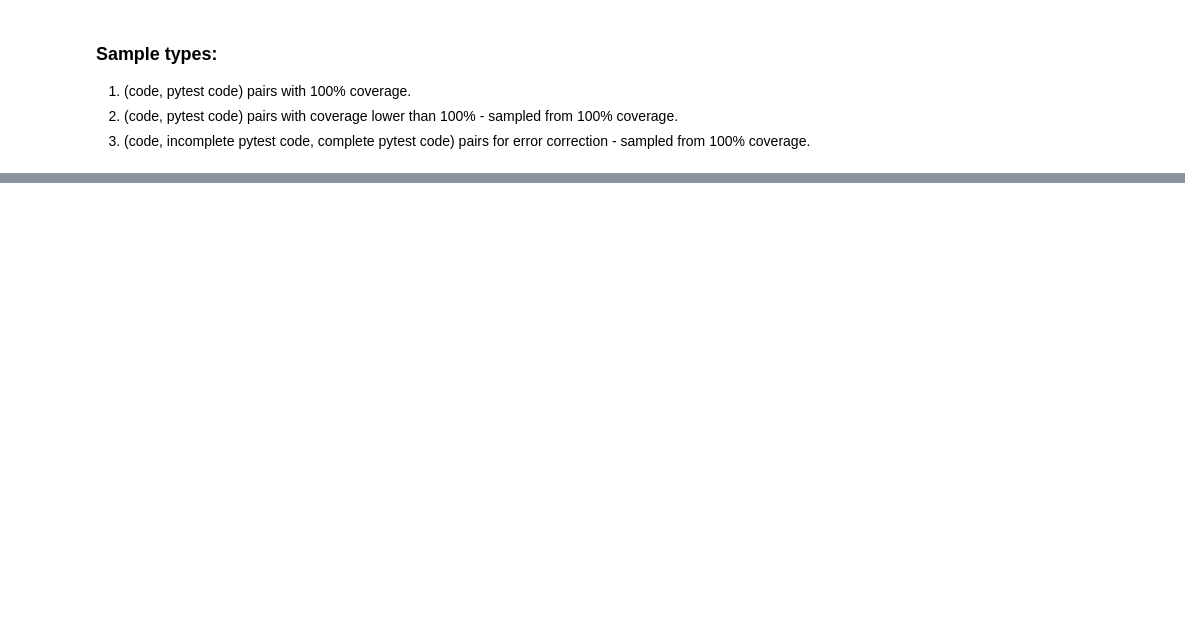
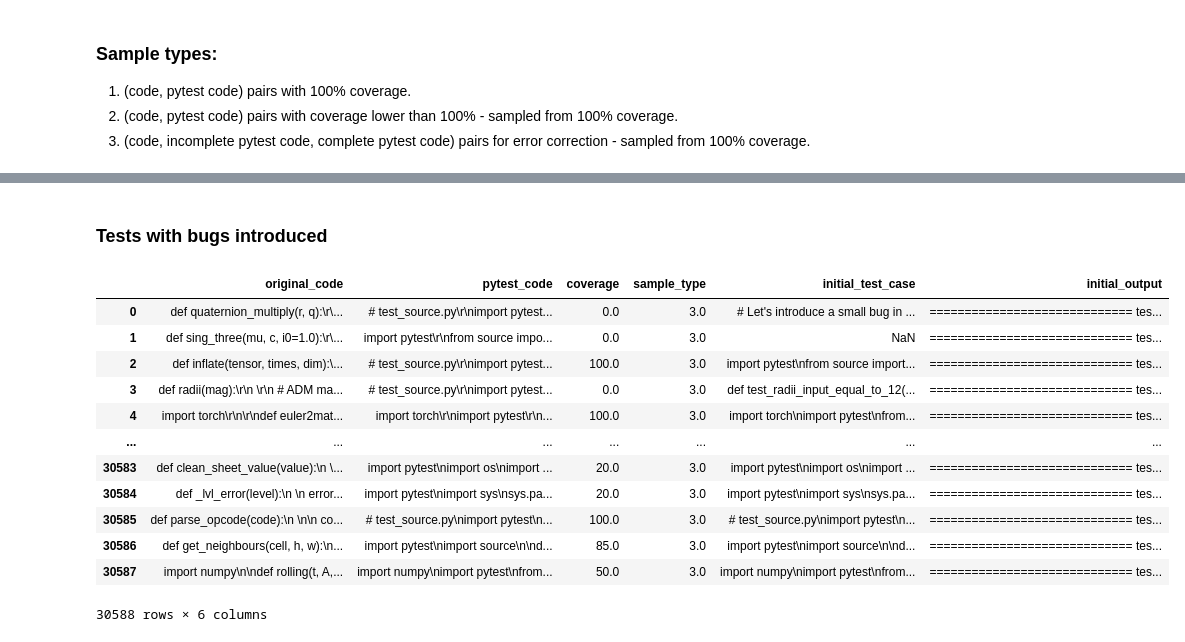
Before and after one commit to popesculuca00/synthetic_pytest_data_generation, a Jupyter notebook: eda_and_upload.ipynb, the cells around one changed output, grey strips where cells are left out. Cells and saved outputs as stored; diff of their text form; code cells hidden in the pictures; blank space fills up the shorter version.

```diff
--- a/eda_and_upload.ipynb
+++ b/eda_and_upload.ipynb
@@ -134,0 +62,21 @@ for i in range(0, df_map.shape[0], step_size):
+# %% [markdown]
+### Tests with bugs introduced
+# %%
+df_bugs = pd.concat([
+    pd.read_csv(f"bug_insertion_results/{file}", index_col=None) for file in os.listdir("bug_insertion_results")
+]).dropna(how="all").reset_index(drop=True)
+df_bugs
+# %% [output]
+|  | original_code | pytest_code | coverage | sample_type | initial_test_case | initial_output |
+| 0 | def quaternion_multiply(r, q):\r\... | # test_source.py\r\nimport pytest... | 0.0 | 3.0 | # Let's introduce a small bug in ... | ============================= tes... |
+| 1 | def sing_three(mu, c, i0=1.0):\r\... | import pytest\r\nfrom source impo... | 0.0 | 3.0 | NaN | ============================= tes... |
+| 2 | def inflate(tensor, times, dim):\... | # test_source.py\r\nimport pytest... | 100.0 | 3.0 | import pytest\nfrom source import... | ============================= tes... |
+| 3 | def radii(mag):\r\n \r\n # ADM ma... | # test_source.py\r\nimport pytest... | 0.0 | 3.0 | def test_radii_input_equal_to_12(... | ============================= tes... |
+| 4 | import torch\r\n\r\ndef euler2mat... | import torch\r\nimport pytest\r\n... | 100.0 | 3.0 | import torch\nimport pytest\nfrom... | ============================= tes... |
+| ... | ... | ... | ... | ... | ... | ... |
+| 30583 | def clean_sheet_value(value):\n \... | import pytest\nimport os\nimport ... | 20.0 | 3.0 | import pytest\nimport os\nimport ... | ============================= tes... |
+| 30584 | def _lvl_error(level):\n \n error... | import pytest\nimport sys\nsys.pa... | 20.0 | 3.0 | import pytest\nimport sys\nsys.pa... | ============================= tes... |
+| 30585 | def parse_opcode(code):\n \n\n co... | # test_source.py\nimport pytest\n... | 100.0 | 3.0 | # test_source.py\nimport pytest\n... | ============================= tes... |
+| 30586 | def get_neighbours(cell, h, w):\n... | import pytest\nimport source\n\nd... | 85.0 | 3.0 | import pytest\nimport source\n\nd... | ============================= tes... |
+| 30587 | import numpy\n\ndef rolling(t, A,... | import numpy\nimport pytest\nfrom... | 50.0 | 3.0 | import numpy\nimport pytest\nfrom... | ============================= tes... |
+30588 rows × 6 columns
```
Also changed, not shown: parts of 11 cells of this notebook, 13 other files.
